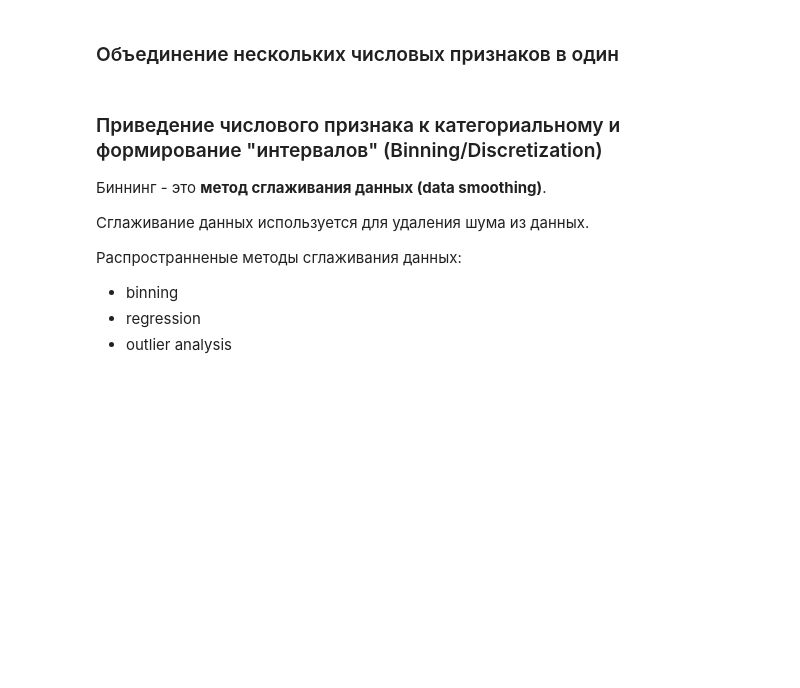
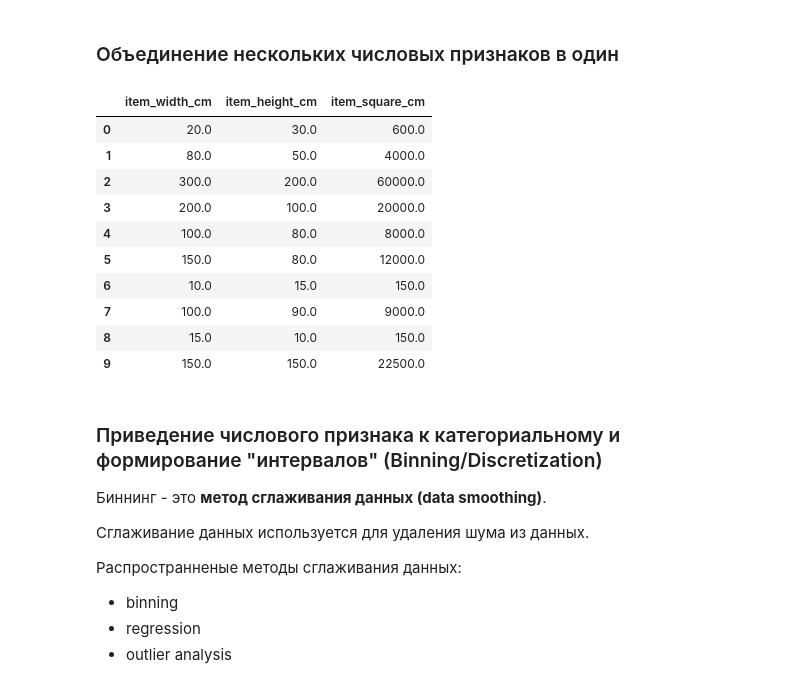
Before and after one commit to ryndovaira-org/data_science_lectures, a Jupyter notebook: 04_data_preparation/lectures/04_feature_engineering.ipynb, the cells around one changed output. Saved outputs shown, nothing was run; the diff lists cells and outputs as text; code cells hidden in the pictures; blank space fills up the shorter version.

```diff
--- a/04_data_preparation/lectures/04_feature_engineering.ipynb
+++ b/04_data_preparation/lectures/04_feature_engineering.ipynb
@@ -151,14 +165,14 @@ df = pd.DataFrame({'user_name': pd.Series(['Mr Oleg', 'Mr Oleg',
                                               100, 150,
                                               10, 100,
                                               15, 150],
-                                             dtype='int16'),
+                                             dtype='float'),
 
                    'item_height_cm': pd.Series([30, 50,
                                                 200, 100,
                                                 80, 80,
                                                 15, 90,
                                                 10, 150],
-                                               dtype='int16'),
+                                               dtype='float'),
 
                    'item_description': pd.Series(['Little kids love things bright and colorful. They are easily attracted to them. Colorful Learning Blocks set to make your little one playtime educational yet fun. ',
                                                   'Kids and adults love cats! This animal is stunning. It likes play with all people in living room or bedroom!',
@@ -1480,5 +1510,20 @@ df.select_dtypes(include=np.number)
 # %% [markdown]
 ### Объединение нескольких числовых признаков в один
+# %%
+df['item_square_cm'] = df.item_width_cm * df.item_height_cm
+df[['item_width_cm', 'item_height_cm', 'item_square_cm']]
+# %% [output]
+|  | item_width_cm | item_height_cm | item_square_cm |
+| 0 | 20.0 | 30.0 | 600.0 |
+| 1 | 80.0 | 50.0 | 4000.0 |
+| 2 | 300.0 | 200.0 | 60000.0 |
+| 3 | 200.0 | 100.0 | 20000.0 |
+| 4 | 100.0 | 80.0 | 8000.0 |
+| 5 | 150.0 | 80.0 | 12000.0 |
+| 6 | 10.0 | 15.0 | 150.0 |
+| 7 | 100.0 | 90.0 | 9000.0 |
+| 8 | 15.0 | 10.0 | 150.0 |
+| 9 | 150.0 | 150.0 | 22500.0 |
 # %% [markdown]
 ### Приведение числового признака к категориальному и формирование "интервалов" (Binning/Discretization)
 
```
Also changed, not shown: parts of 30 cells of this notebook.
